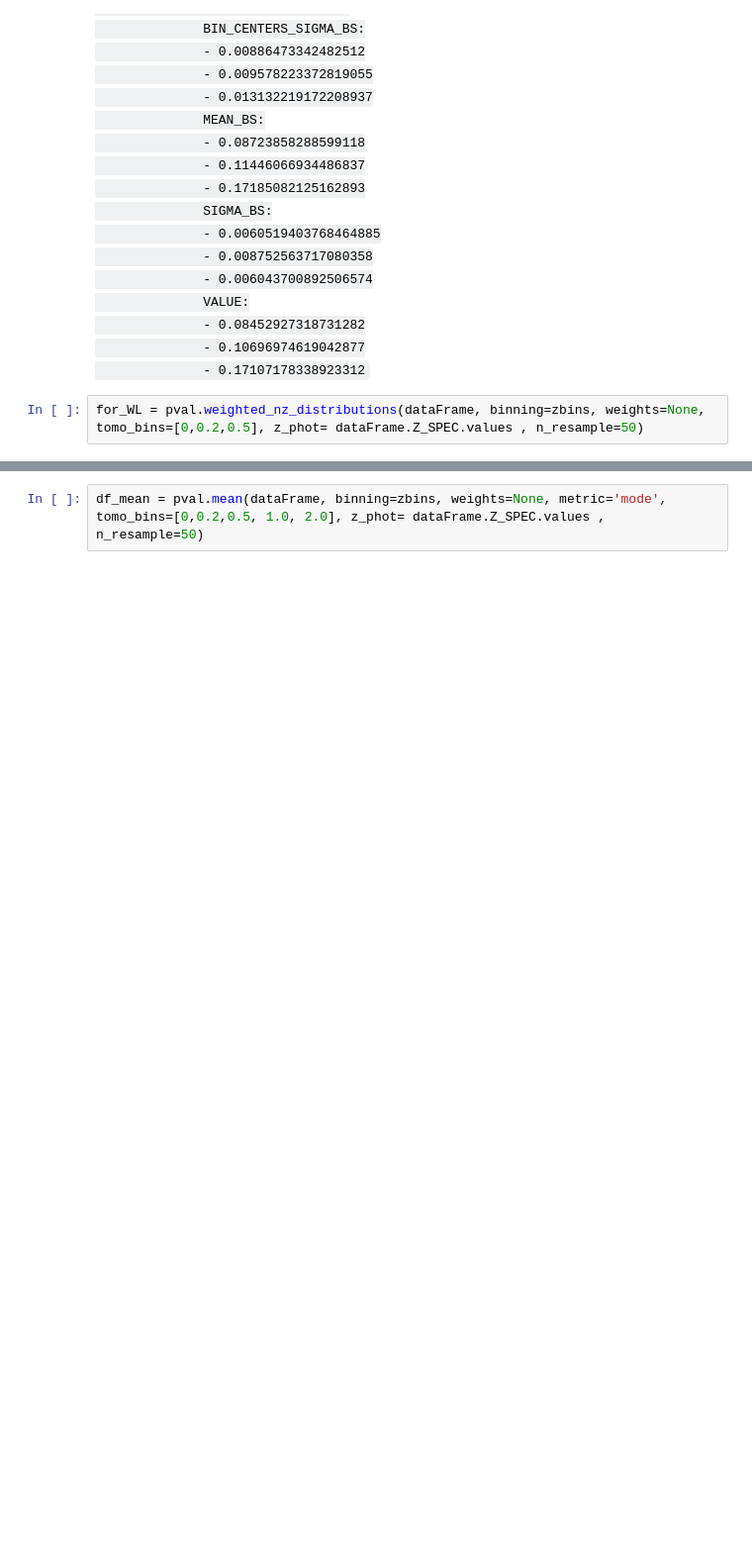
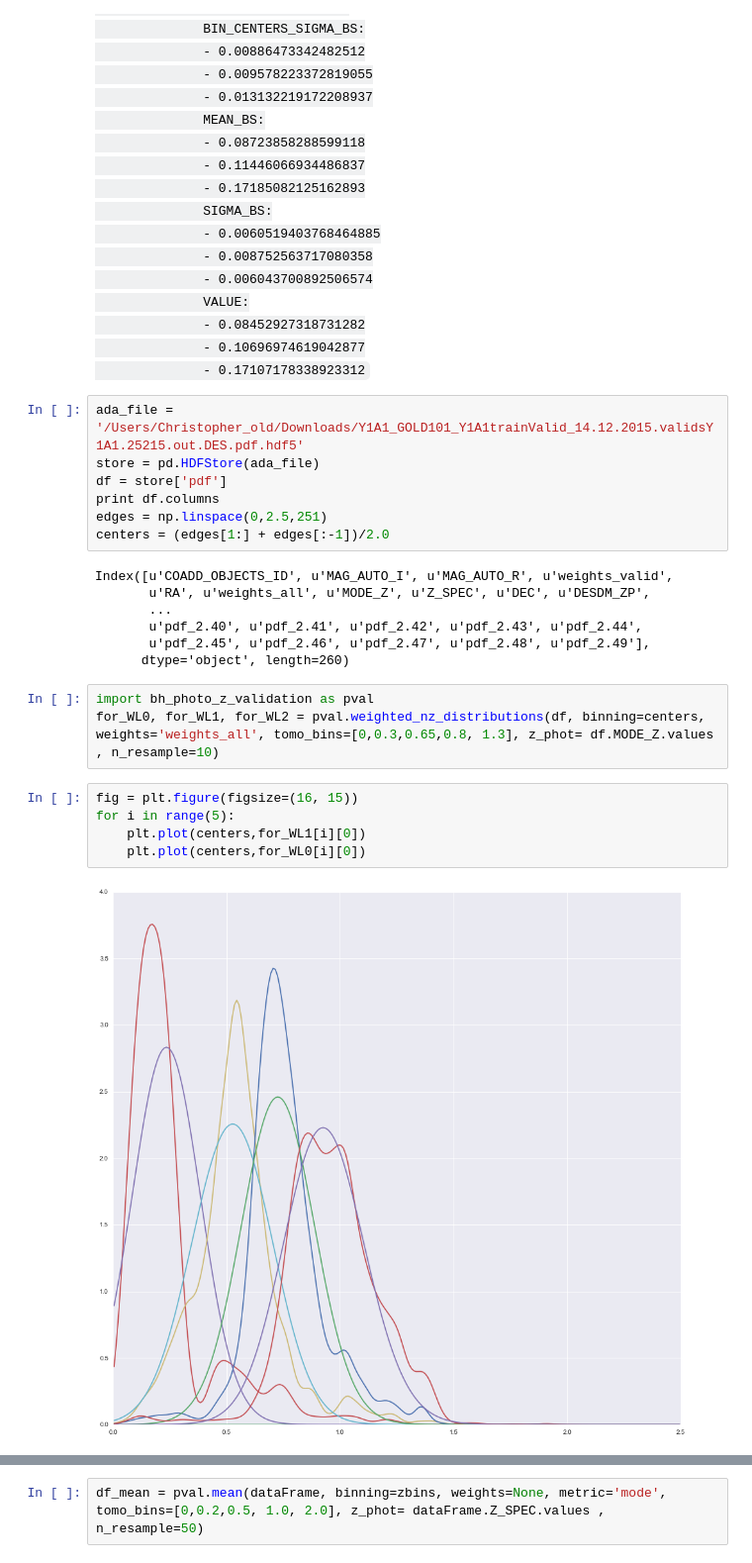
Before and after one commit to DarkEnergySurvey/bpz, a Jupyter notebook: notebook/ValidationScriptExample.ipynb, the cells around one changed output, grey strips where cells are left out. Shown at 99% size. Drawn from its saved outputs; the diff is of its cells as text; blank space fills up the shorter version.

Commit message:
fixed bug in weighted n(z)

```diff
--- a/notebook/ValidationScriptExample.ipynb
+++ b/notebook/ValidationScriptExample.ipynb
@@ -609,5 +612,27 @@ tests/data/validPointPrediction.fits:
               - 0.17107178338923312
 
 </code>
-# %%
-for_WL = pval.weighted_nz_distributions(dataFrame, binning=zbins, weights=None, tomo_bins=[0,0.2,0.5], z_phot= dataFrame.Z_SPEC.values , n_resample=50)
+# %%
+ada_file = '/Users/Christopher_old/Downloads/Y1A1_GOLD101_Y1A1trainValid_14.12.2015.validsY1A1.25215.out.DES.pdf.hdf5'
+store = pd.HDFStore(ada_file)
+df = store['pdf']
+print df.columns
+edges = np.linspace(0,2.5,251)
+centers = (edges[1:] + edges[:-1])/2.0
+# %% [output]
+Index([u'COADD_OBJECTS_ID', u'MAG_AUTO_I', u'MAG_AUTO_R', u'weights_valid',
+       u'RA', u'weights_all', u'MODE_Z', u'Z_SPEC', u'DEC', u'DESDM_ZP',
+       ...
+       u'pdf_2.40', u'pdf_2.41', u'pdf_2.42', u'pdf_2.43', u'pdf_2.44',
+       u'pdf_2.45', u'pdf_2.46', u'pdf_2.47', u'pdf_2.48', u'pdf_2.49'],
+      dtype='object', length=260)
+# %%
+import bh_photo_z_validation as pval
+for_WL0, for_WL1, for_WL2 = pval.weighted_nz_distributions(df, binning=centers, weights='weights_all', tomo_bins=[0,0.3,0.65,0.8, 1.3], z_phot= df.MODE_Z.values , n_resample=10)
+# %%
+fig = plt.figure(figsize=(16, 15))
+for i in range(5):
+    plt.plot(centers,for_WL1[i][0])
+    plt.plot(centers,for_WL0[i][0])
+# %% [output]
+[figure, added]
```
Also changed, not shown: parts of 13 cells of this notebook, 2 other files.
